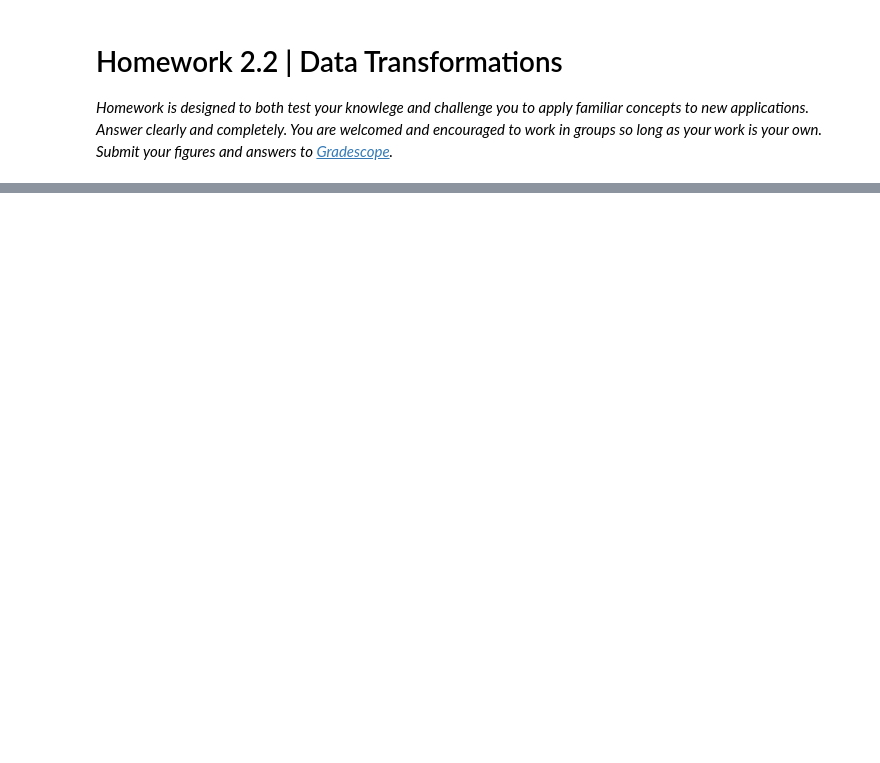
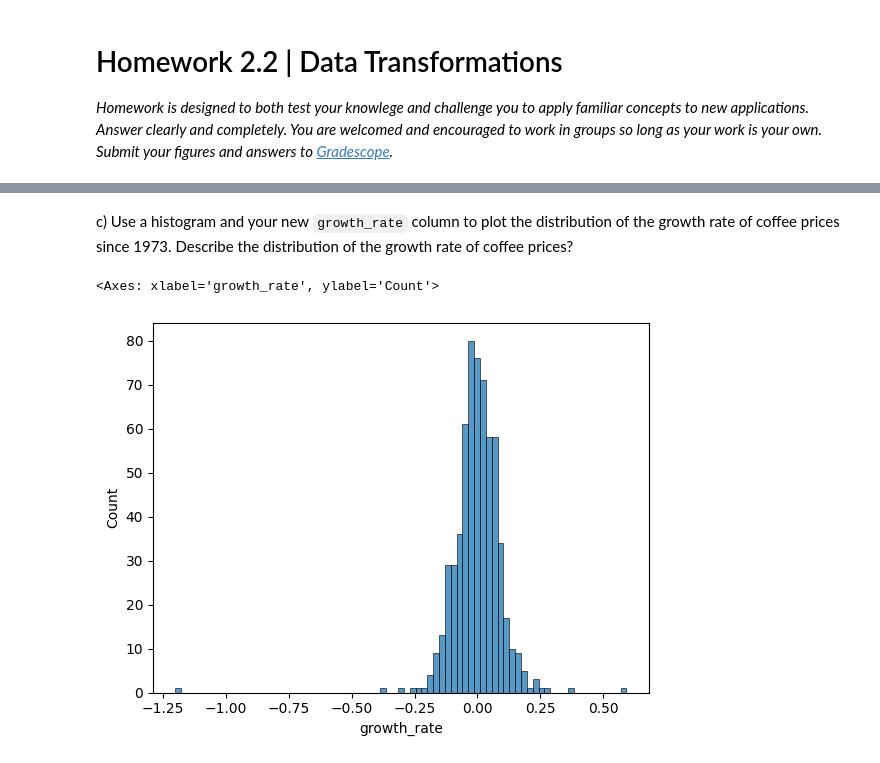
Before and after one commit to tayweid/tayweid.github.io, a Jupyter notebook: econ-0150/parts/part-2-2/Homework_2_2_sols.ipynb, the cells around one changed output, grey strips where cells are left out. Drawn from its saved outputs; the diff is of its cells as text; code cells hidden in the pictures; blank space fills up the shorter version.

```diff
--- a/econ-0150/parts/part-2-2/Homework_2_2_sols.ipynb
+++ b/econ-0150/parts/part-2-2/Homework_2_2_sols.ipynb
@@ -52,0 +76,7 @@ recent_rate[(recent_rate.Continent == 'Oceania') & (recent_rate['Marriage Rate']
+# %% [markdown]
+c) Use a histogram and your new `growth_rate` column to plot the distribution of the growth rate of coffee prices since 1973. Describe the distribution of the growth rate of coffee prices?
+# %%
+sns.histplot(prices, x='growth_rate')
+# %% [output]
+<Axes: xlabel='growth_rate', ylabel='Count'>
+[figure, added]
```
Also changed, not shown: parts of 24 cells of this notebook, 13 other files.
